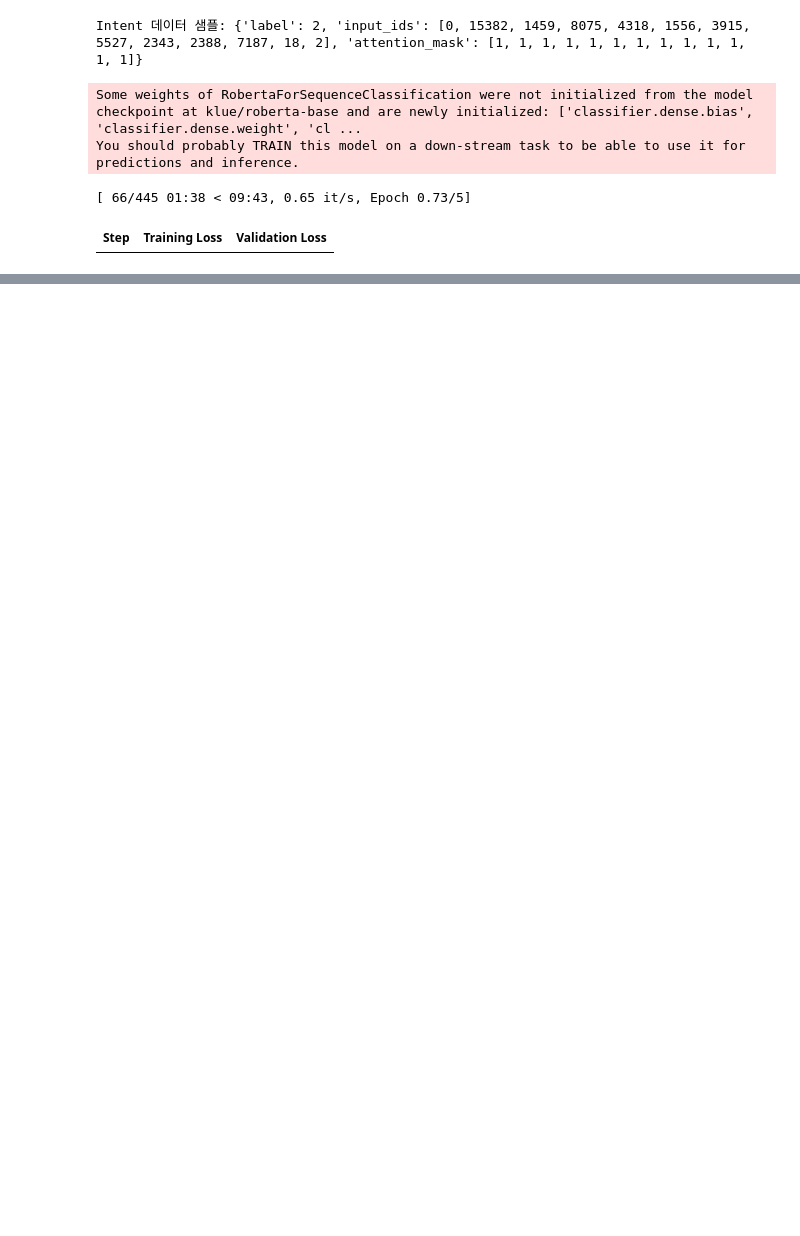
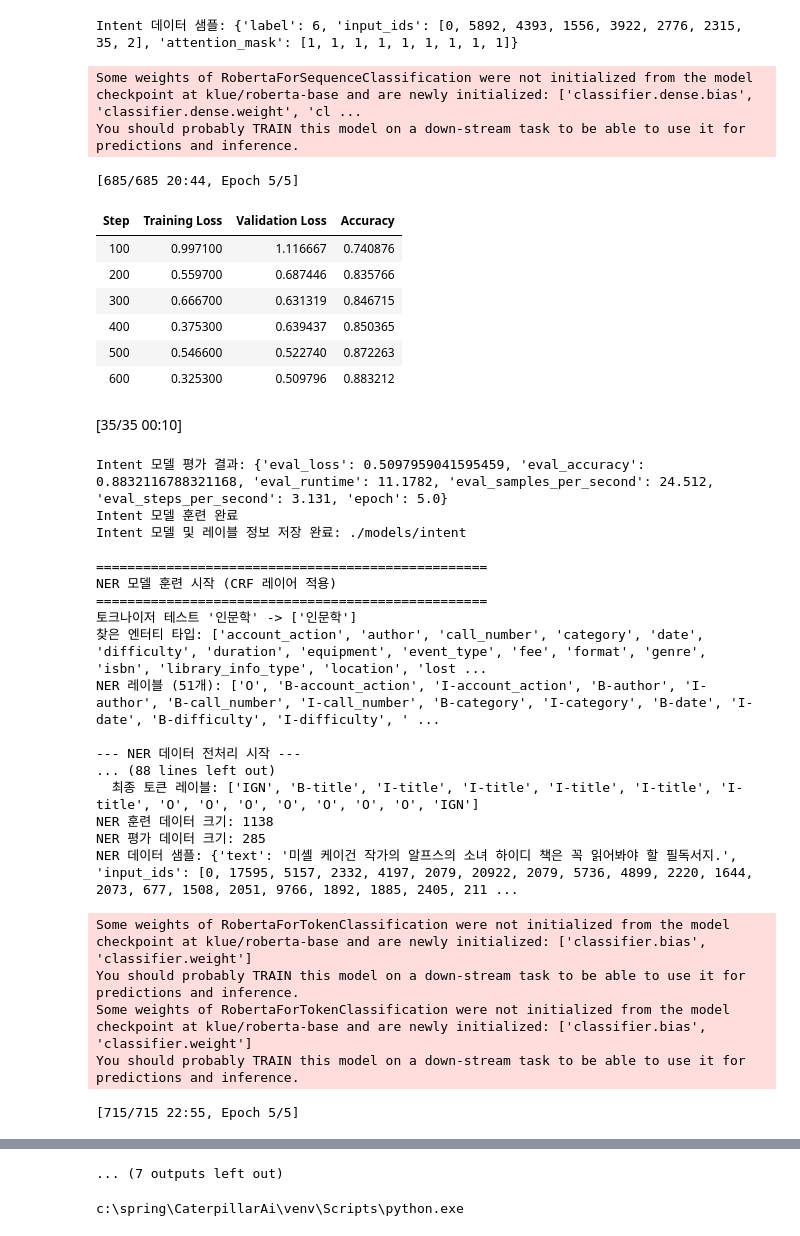
Before and after one commit to DaehyungKim/CaterpillarAi, a Jupyter notebook: trainingv4.ipynb, the cells around one changed output, grey strips where cells are left out. Drawn from its saved outputs; the diff is of its cells as text; code cells hidden in the pictures; blank space fills up the shorter version.

```diff
--- a/trainingv4.ipynb
+++ b/trainingv4.ipynb
@@ -22,7 +22,7 @@ from sklearn.metrics import accuracy_score
 from seqeval.metrics import f1_score, classification_report
 import logging
 from sklearn.model_selection import train_test_split
-from TorchCRF import CRF
+from torchcrf import CRF
 
 # --- 0. 기본 설정 ---
 MODEL_NAME = "klue/roberta-base"
@@ -190,7 +190,7 @@ class RobertaForTokenClassificationWithCRF(PreTrainedModel):
 
         # CRF layer
         # self.crf = CRF(config.num_labels, batch_first=True)
-        self.crf = CRF(config.num_labels)
+        self.crf = CRF(config.num_labels, batch_first=True)
 
         # Initialize weights
         self.init_weights()
@@ -238,7 +238,7 @@ class RobertaForTokenClassificationWithCRF(PreTrainedModel):
             crf_labels[~label_mask] = 0
 
             # Calculate CRF loss using only valid positions
-            loss = -self.crf(logits, crf_labels, mask=mask)
+            loss = -self.crf(logits, crf_labels, mask=mask).mean()
 
         # During inference, get the most likely tag sequence
         if labels is None:
@@ -561,33 +561,62 @@ def train_ner_model():
 # --- 메인 함수 ---
 def main():
     print("\n" + "="*50)
     print("도서 검색 NLU 모델 훈련 시작")
     print("="*50)
 
     # Intent 모델 훈련
     train_intent_model()
 
     # NER 모델 훈련 (CRF 포함)
     train_ner_model()
 
     print("\n" + "="*50)
     print("도서 검색 NLU 모델 훈련 완료")
     print("="*50)
 
 
 if __name__ == "__main__":
     main()
 # %% [output]
 ==================================================
 도서 검색 NLU 모델 훈련 시작
 ==================================================
 
 ==================================================
 Intent 분류 모델 훈련 시작
 ==================================================
 Intent 레이블 (40개) 사용: {'search_book_title': 0, 'search_book_author': 1, 'search_book_location': 2, 'check_book_availability': 3, 'get_bestseller': 4, 'get_new_releases': 5, 'request_recommendation_genr ...
-Intent 데이터 샘플: {'label': 2, 'input_ids': [0, 15382, 1459, 8075, 4318, 1556, 3915, 5527, 2343, 2388, 7187, 18, 2], 'attention_mask': [1, 1, 1, 1, 1, 1, 1, 1, 1, 1, 1, 1, 1]}
+Intent 데이터 샘플: {'label': 6, 'input_ids': [0, 5892, 4393, 1556, 3922, 2776, 2315, 35, 2], 'attention_mask': [1, 1, 1, 1, 1, 1, 1, 1, 1]}
 Some weights of RobertaForSequenceClassification were not initialized from the model checkpoint at klue/roberta-base and are newly initialized: ['classifier.dense.bias', 'classifier.dense.weight', 'cl ...
 You should probably TRAIN this model on a down-stream task to be able to use it for predictions and inference.
-[ 66/445 01:38 < 09:43, 0.65 it/s, Epoch 0.73/5]
+[685/685 20:44, Epoch 5/5]
-| Step | Training Loss | Validation Loss |
+| Step | Training Loss | Validation Loss | Accuracy |
+| 100 | 0.997100 | 1.116667 | 0.740876 |
+| 200 | 0.559700 | 0.687446 | 0.835766 |
+| 300 | 0.666700 | 0.631319 | 0.846715 |
+| 400 | 0.375300 | 0.639437 | 0.850365 |
+| 500 | 0.546600 | 0.522740 | 0.872263 |
+| 600 | 0.325300 | 0.509796 | 0.883212 |
+[35/35 00:10]
+Intent 모델 평가 결과: {'eval_loss': 0.5097959041595459, 'eval_accuracy': 0.8832116788321168, 'eval_runtime': 11.1782, 'eval_samples_per_second': 24.512, 'eval_steps_per_second': 3.131, 'epoch': 5.0}
+Intent 모델 훈련 완료
+Intent 모델 및 레이블 정보 저장 완료: ./models/intent
+
+==================================================
+NER 모델 훈련 시작 (CRF 레이어 적용)
+==================================================
+토크나이저 테스트 '인문학' -> ['인문학']
+찾은 엔터티 타입: ['account_action', 'author', 'call_number', 'category', 'date', 'difficulty', 'duration', 'equipment', 'event_type', 'fee', 'format', 'genre', 'isbn', 'library_info_type', 'location', 'lost ...
+NER 레이블 (51개): ['O', 'B-account_action', 'I-account_action', 'B-author', 'I-author', 'B-call_number', 'I-call_number', 'B-category', 'I-category', 'B-date', 'I-date', 'B-difficulty', 'I-difficulty', ' ...
+
+--- NER 데이터 전처리 시작 ---
+... (88 lines left out)
+  최종 토큰 레이블: ['IGN', 'B-title', 'I-title', 'I-title', 'I-title', 'I-title', 'I-title', 'O', 'O', 'O', 'O', 'O', 'O', 'O', 'IGN']
+NER 훈련 데이터 크기: 1138
+NER 평가 데이터 크기: 285
+NER 데이터 샘플: {'text': '미셸 케이건 작가의 알프스의 소녀 하이디 책은 꼭 읽어봐야 할 필독서지.', 'input_ids': [0, 17595, 5157, 2332, 4197, 2079, 20922, 2079, 5736, 4899, 2220, 1644, 2073, 677, 1508, 2051, 9766, 1892, 1885, 2405, 211 ...
+Some weights of RobertaForTokenClassification were not initialized from the model checkpoint at klue/roberta-base and are newly initialized: ['classifier.bias', 'classifier.weight']
+You should probably TRAIN this model on a down-stream task to be able to use it for predictions and inference.
+Some weights of RobertaForTokenClassification were not initialized from the model checkpoint at klue/roberta-base and are newly initialized: ['classifier.bias', 'classifier.weight']
+You should probably TRAIN this model on a down-stream task to be able to use it for predictions and inference.
+[715/715 22:55, Epoch 5/5]
@@ -593,0 +665,6 @@ You should probably TRAIN this model on a down-stream task to be able to use it
+... (7 outputs left out)
+# %%
+import sys
+print(sys.executable)
+# %% [output]
+c:\spring\CaterpillarAi\venv\Scripts\python.exe
```
Also changed, not shown: parts of 1 cell of this notebook, 23 other files.
